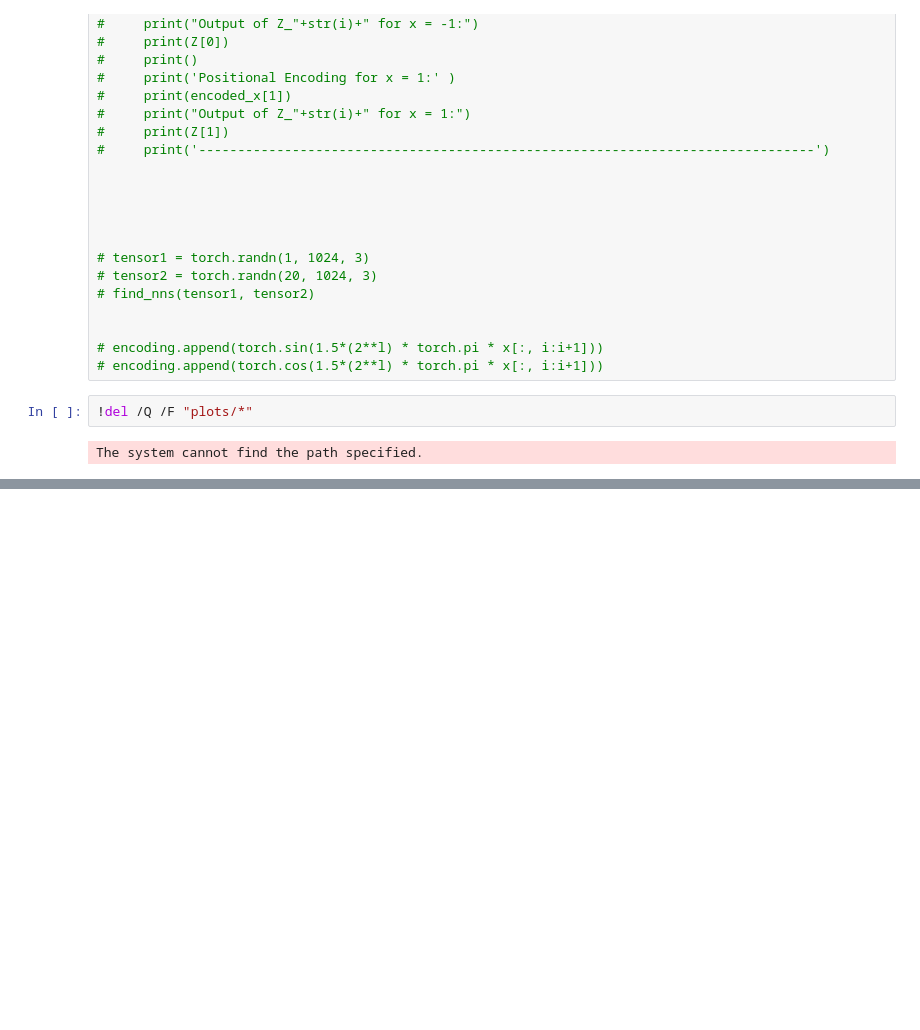
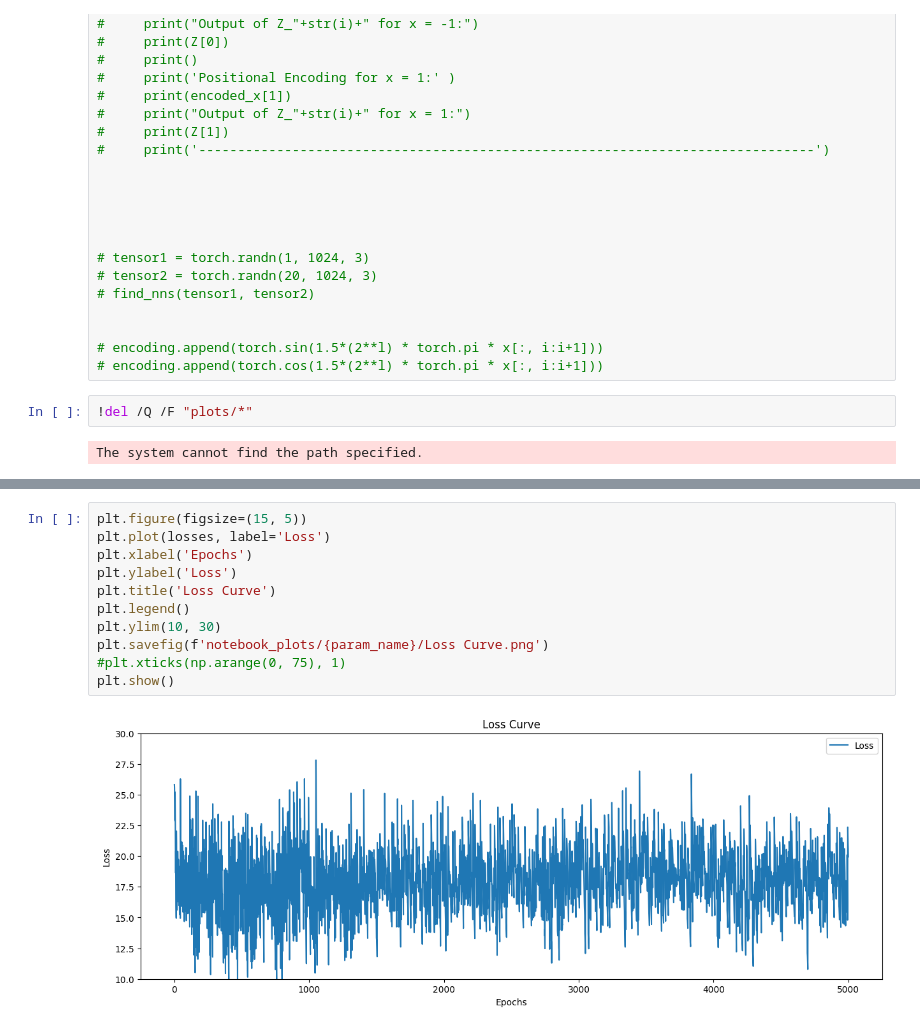
Before and after one commit to rajshreyas922/Human_Pose_Generation, a Jupyter notebook: ProvNERF Pose Generation/N points _ less than 100 epochs.ipynb, the cells around one changed output, grey strips where cells are left out. Cells and saved outputs as stored; diff of their text form; blank space fills up the shorter version.

```diff
--- a/ProvNERF Pose Generation/N points _ less than 100 epochs.ipynb
+++ b/ProvNERF Pose Generation/N points _ less than 100 epochs.ipynb
@@ -661,0 +617,13 @@ print(s)
+# %%
+plt.figure(figsize=(15, 5))
+plt.plot(losses, label='Loss')
+plt.xlabel('Epochs')
+plt.ylabel('Loss')
+plt.title('Loss Curve')
+plt.legend()
+plt.ylim(10, 30)
+plt.savefig(f'notebook_plots/{param_name}/Loss Curve.png')
+#plt.xticks(np.arange(0, 75), 1)
+plt.show()
+# %% [output]
+[figure, added]
```
Also changed, not shown: parts of 13 cells of this notebook, 3 other files.
